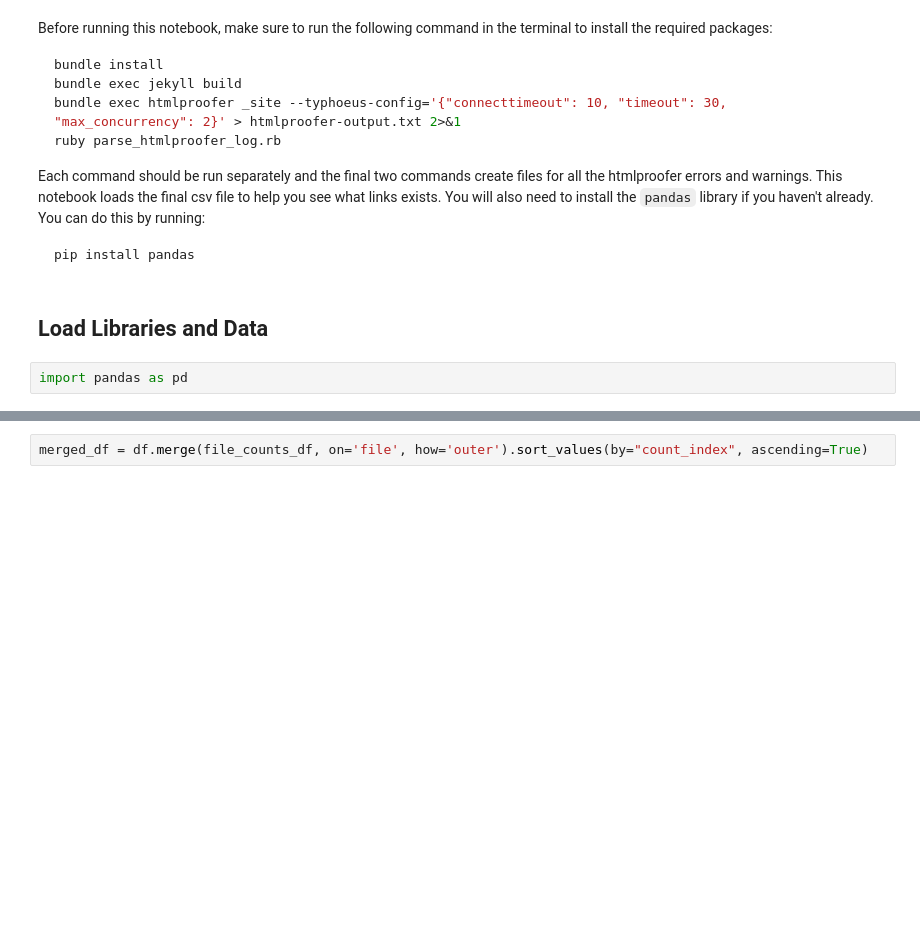
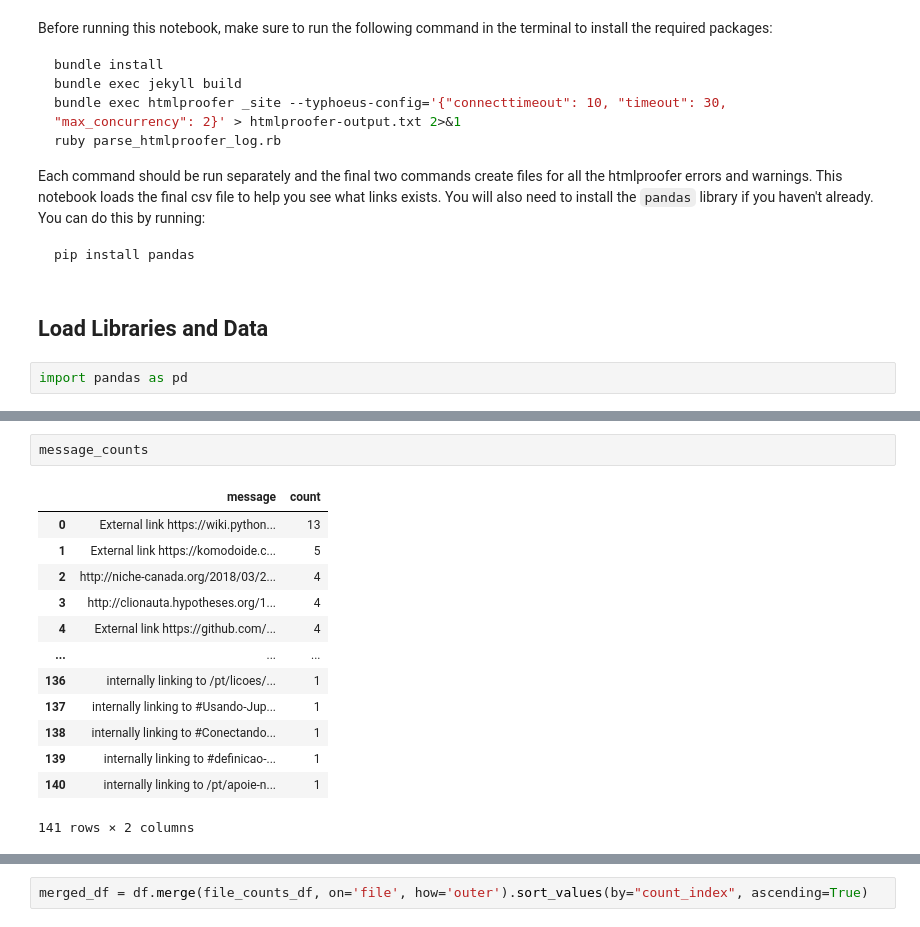
Before and after one commit to programminghistorian/jekyll, a Jupyter notebook: FixingLinksNotebook.ipynb, the cells around one changed output, grey strips where cells are left out. Cells and saved outputs as stored; diff of their text form; blank space fills up the shorter version.

```diff
--- a/FixingLinksNotebook.ipynb
+++ b/FixingLinksNotebook.ipynb
@@ -34,3 +50,19 @@ NameError: name 'df' is not defined
+# %%
+message_counts
+# %% [output]
+|  | message | count |
+| 0 | External link https://wiki.python... | 13 |
+| 1 | External link https://komodoide.c... | 5 |
+| 2 | http://niche-canada.org/2018/03/2... | 4 |
+| 3 | http://clionauta.hypotheses.org/1... | 4 |
+| 4 | External link https://github.com/... | 4 |
+| ... | ... | ... |
+| 136 | internally linking to /pt/licoes/... | 1 |
+| 137 | internally linking to #Usando-Jup... | 1 |
+| 138 | internally linking to #Conectando... | 1 |
+| 139 | internally linking to #definicao-... | 1 |
+| 140 | internally linking to /pt/apoie-n... | 1 |
+141 rows × 2 columns
 # %%
 df[(df.message == "internally linking to /reviewer-guidelines, which does not exist") ]
 # %% [output]
```
Also changed, not shown: parts of 9 cells of this notebook, 12 other files.
